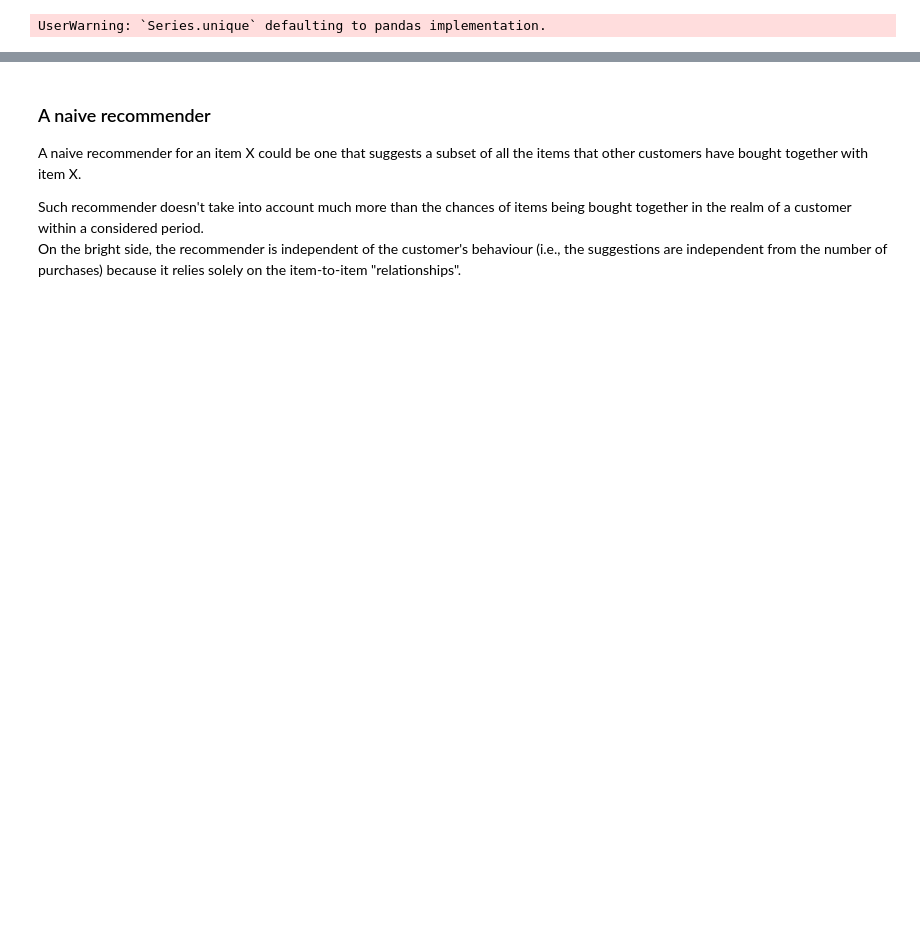
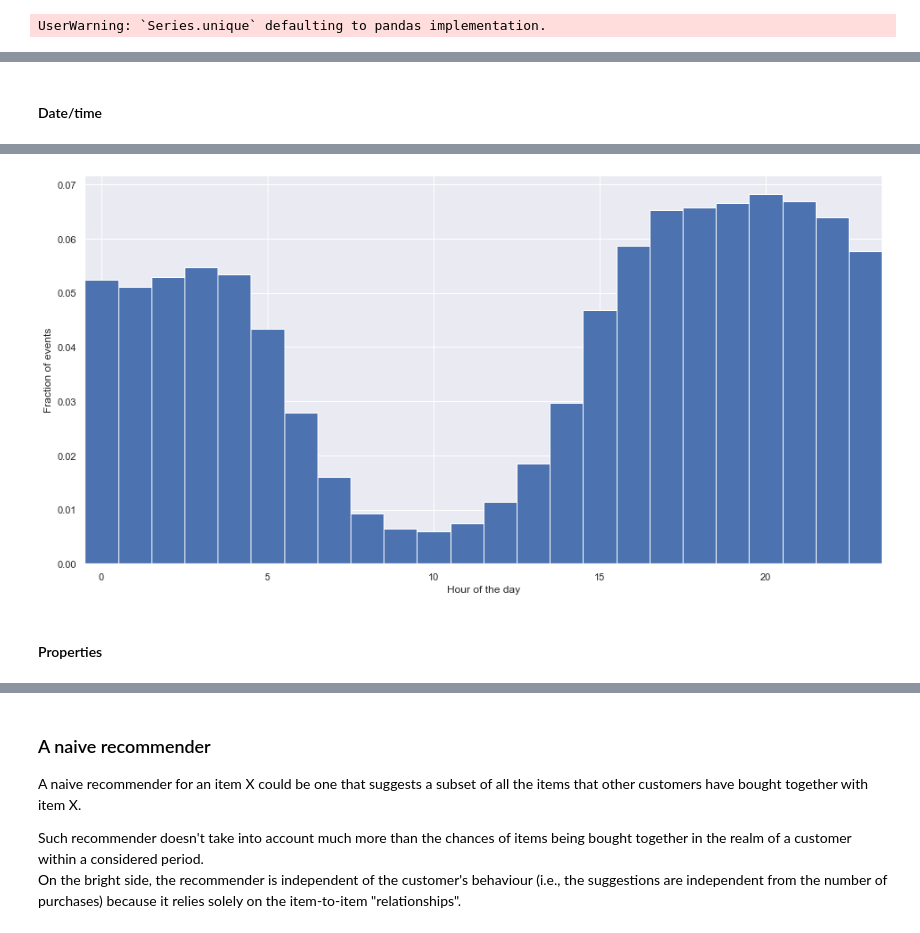
Before and after one commit to wileeam/retailrocket-recommender-system, a Jupyter notebook: retailrocket-recommender-system.ipynb, the cells around one changed output, grey strips where cells are left out. Cells and saved outputs as stored; diff of their text form; code cells hidden in the pictures; blank space fills up the shorter version.

```diff
--- a/retailrocket-recommender-system.ipynb
+++ b/retailrocket-recommender-system.ipynb
@@ -226,0 +468,14 @@ UserWarning: `Series.unique` defaulting to pandas implementation.
+# %% [markdown]
+#### Date/time
+# %%
+# timestamp is in UTC. It is not clear from the description of the dataset the exact timezone.
+# We try as it is, i.e., UTC, and we will see if we shift or not after plotting
+raw_events['hour'] = raw_events.timestamp.apply(lambda x: timestamp_to_hour(x.to_pydatetime(), timezone='US/Eastern'))
+# %%
+fig, ax = plt.subplots(ncols=1, figsize=(16, 8)) # Sample figsize in inches
+raw_events.hour.hist(bins=np.linspace(-0.5, 23.5, 25), alpha=1, density=True)
+plt.xlim(-0.5, 23.5)
+plt.xlabel("Hour of the day")
+plt.ylabel("Fraction of events")
+plt.show()
+# %% [output]
@@ -226,0 +483,3 @@ UserWarning: `Series.unique` defaulting to pandas implementation.
+[figure, added]
+# %% [markdown]
+#### Properties
```
Also changed, not shown: parts of 47 cells of this notebook.
